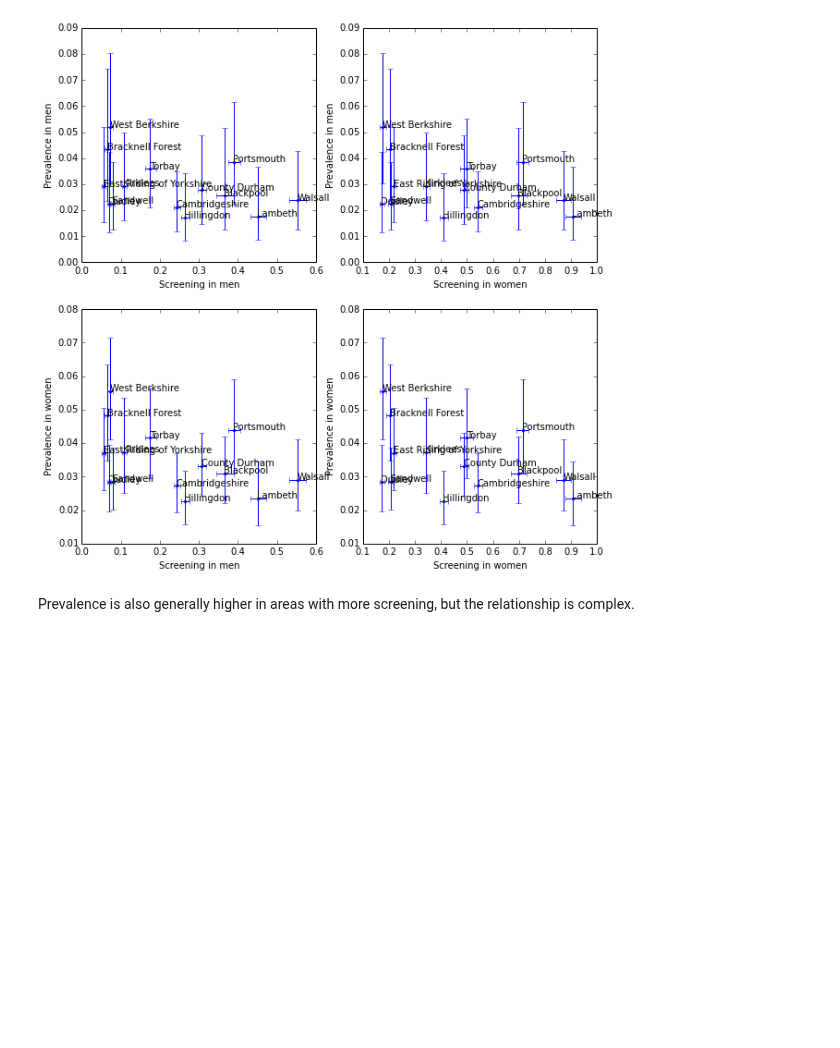
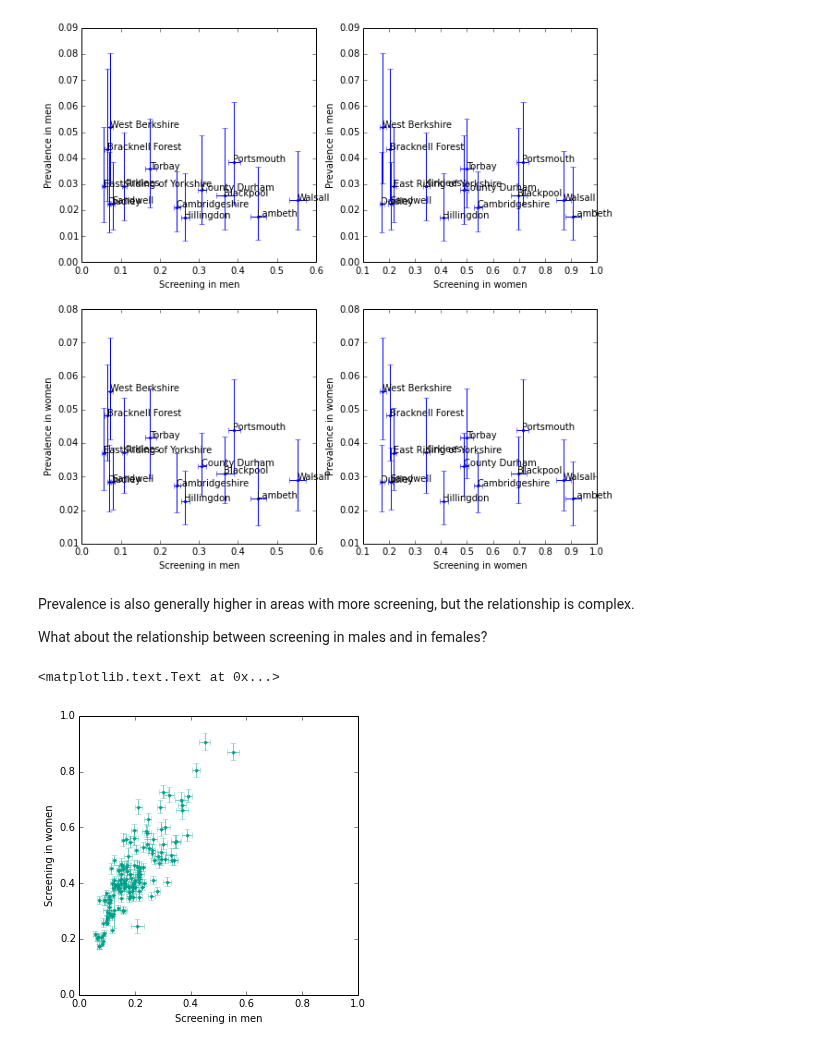
Before and after one commit to joanna-lewis/ct_surveillance, a Jupyter notebook: local_authorities.ipynb, the cells around one changed output. Drawn from its saved outputs; the diff is of its cells as text; code cells hidden in the pictures; blank space fills up the shorter version.

Commit message:
Added a plot showing correlation between screening in men and women, by LAUT.

```diff
--- a/local_authorities.ipynb
+++ b/local_authorities.ipynb
@@ -718,3 +718,17 @@ ax4.set_xlabel('Screening in women'); ax4.set_ylabel('Prevalence in women')
 [figure]
 # %% [markdown]
 Prevalence is also generally higher in areas with more screening, but the relationship is complex.
+
+What about the relationship between screening in males and in females?
+# %%
+fig = plt.figure(figsize = (5,5))
+ax1 = fig.add_subplot(111)
+plt_ppc(ax1, scr_m_laut, scr_f_laut, 0, 95, '#00A08A', alpha=0.5)
+p = ax1.plot(percentile(scr_m_laut,50,0), percentile(scr_f_laut,50,0), '.', color='#00A08A')
+ax1.set_xlim(0,1)
+ax1.set_ylim(0,1)
+ax1.set_xlabel('Screening in men')
+ax1.set_ylabel('Screening in women')
+# %% [output]
+<matplotlib.text.Text at 0x...>
+[figure, added]
```
